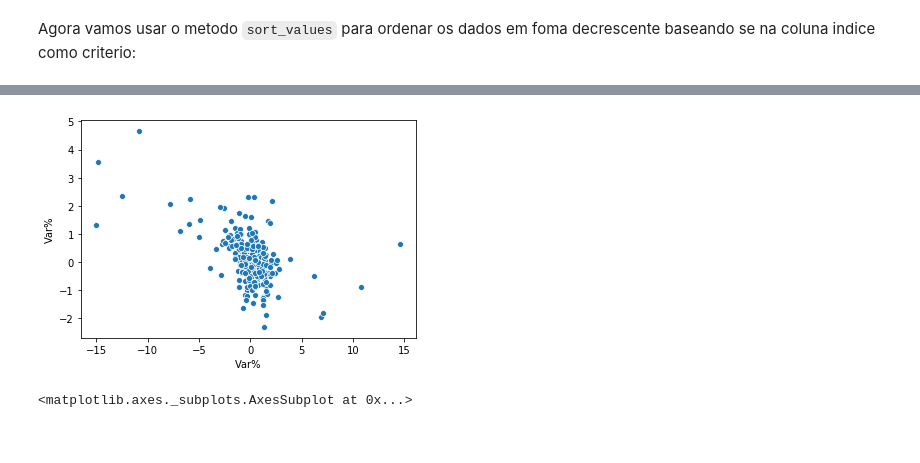
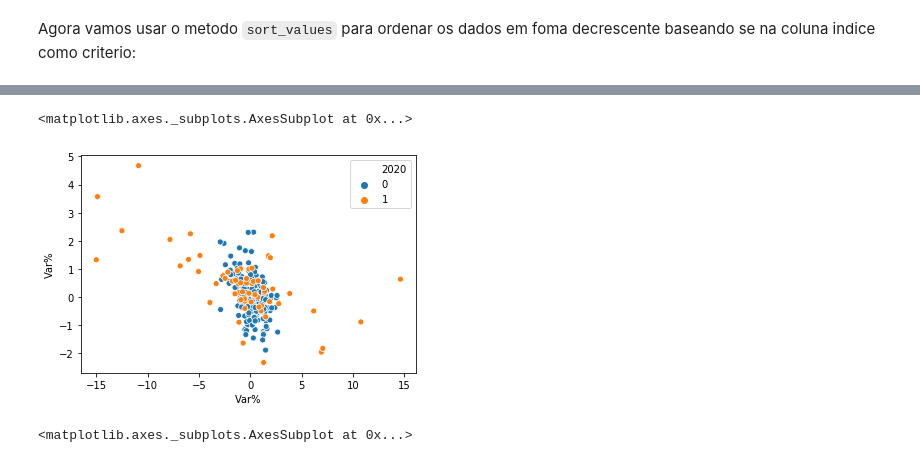
Before and after one commit to nilberthsouza/Analise-WIN-WDO, a Jupyter notebook: Analisando Win e Wdo.ipynb, the cells around one changed output, grey strips where cells are left out. Drawn from its saved outputs; the diff is of its cells as text; code cells hidden in the pictures.

Commit message:
data convertidade str para timestamp, scatter plot colorido por ano,grafico de frequencia de var%

```diff
--- a/Analisando Win e Wdo.ipynb
+++ b/Analisando Win e Wdo.ipynb
@@ -102,6 +102,11 @@ Agora vamos usar o metodo `sort_values` para ordenar os dados em foma decrescent
 wdo = wdo.sort_values(by ='indice',ascending=False )
 win = win.sort_values(by='indice',ascending=False)
 
-print(win.head())
-print(wdo.head())
+wdo.drop(['indice'],inplace=True,axis=1)
+win.drop(['indice'],inplace=True,axis=1)
+
+wdo.reset_index(inplace=True)
+win.reset_index(inplace=True)
+
+win.head()
 # %% [output]
@@ -122,7 +119,8 @@ Agora que temos ordenado, podemos excluir a coluna indice, pois não tem utilida
-# %%
-wdo.drop(['indice'],axis=1,inplace=True)
-win.drop(['indice'],axis=1,inplace=True)
 # %%
+#troca pontos por traços na data
+win['Data'] = win['Data'].map(lambda x: x.replace('.','-'))
+wdo['Data'] = wdo['Data'].map(lambda x: x.replace('.','-'))
+
 #remove % , troca virgula por pontos
 win['Var%']= win['Var%'].map(lambda a: a.replace('%',''))
 win['Var%']= win['Var%'].map(lambda a: a.replace(',','.'))
@@ -146,3 +144,8 @@ for i in range(len(win['Var%'])):
 
     wdo['Var%'][i] = float(wdo['Var%'][i])
     wdo['Último'][i] = float(wdo['Último'][i])
+
+
+win['Data'] = pd.to_datetime(win['Data'],format='%d-%m-%Y',errors='coerce')
+
+wdo['Data'] = pd.to_datetime(wdo['Data'],format='%d-%m-%Y',errors='coerce')
@@ -148,0 +173,7 @@ for i in range(len(win['Var%'])):
+# %%
+win['2020'] = 0
+for i in range(len(win['Data'])):
+    if win['Data'][i] > win['Data'][186]:
+        win['2020'][i] = 1
+    else:
+        win['2020'][i] = 0
@@ -149,8 +189,9 @@ for i in range(len(win['Var%'])):
 # %%
-sns.scatterplot(win['Var%'],wdo['Var%'])
-plt.savefig("isthismonotonic.jpg")
+sns.scatterplot(win['Var%'],wdo['Var%'],hue=win['2020'])
+#plt.savefig("isthismonotonic.jpg")
 # %% [output]
+<matplotlib.axes._subplots.AxesSubplot at 0x...>
-[figure, old version]
+[figure, new version]
 # %%
 sns.scatterplot(win['Último'],wdo['Último'])
 # %% [output]
```
Also changed, not shown: parts of 8 cells of this notebook.
